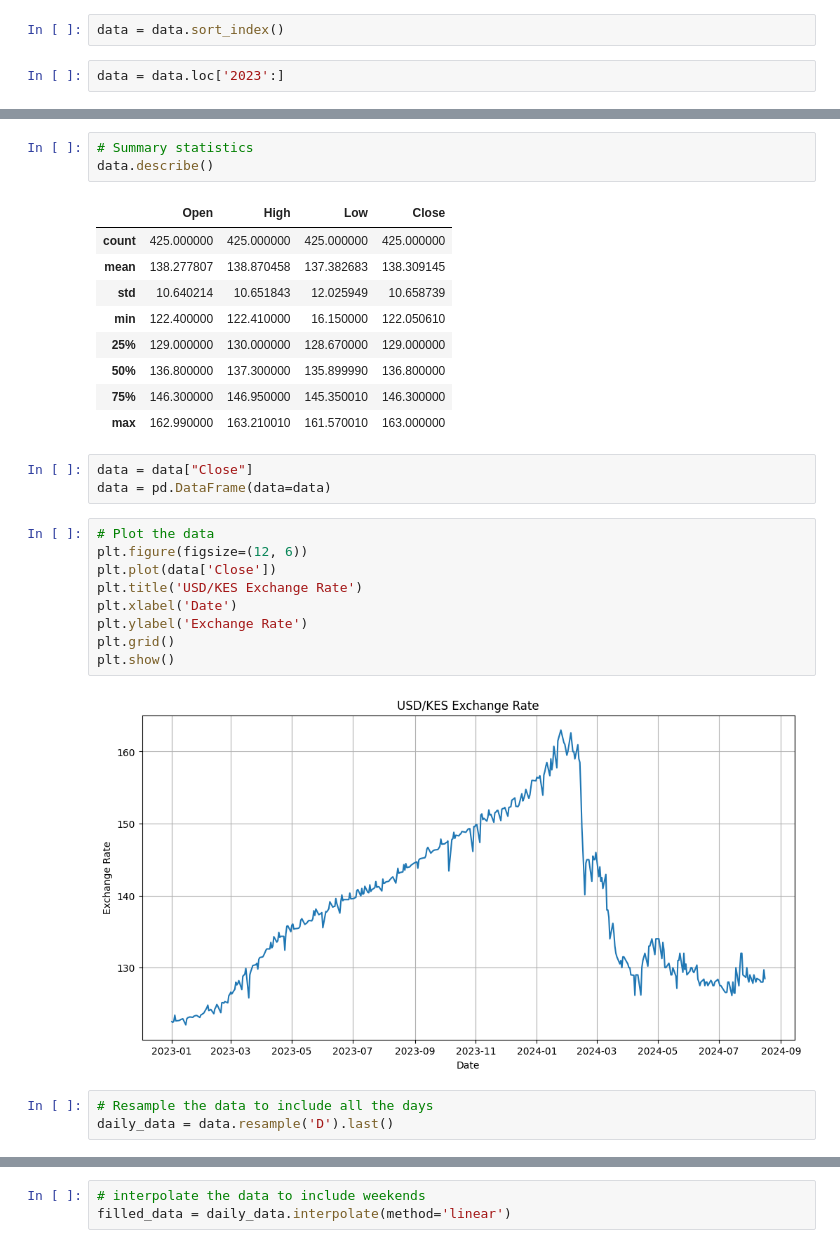
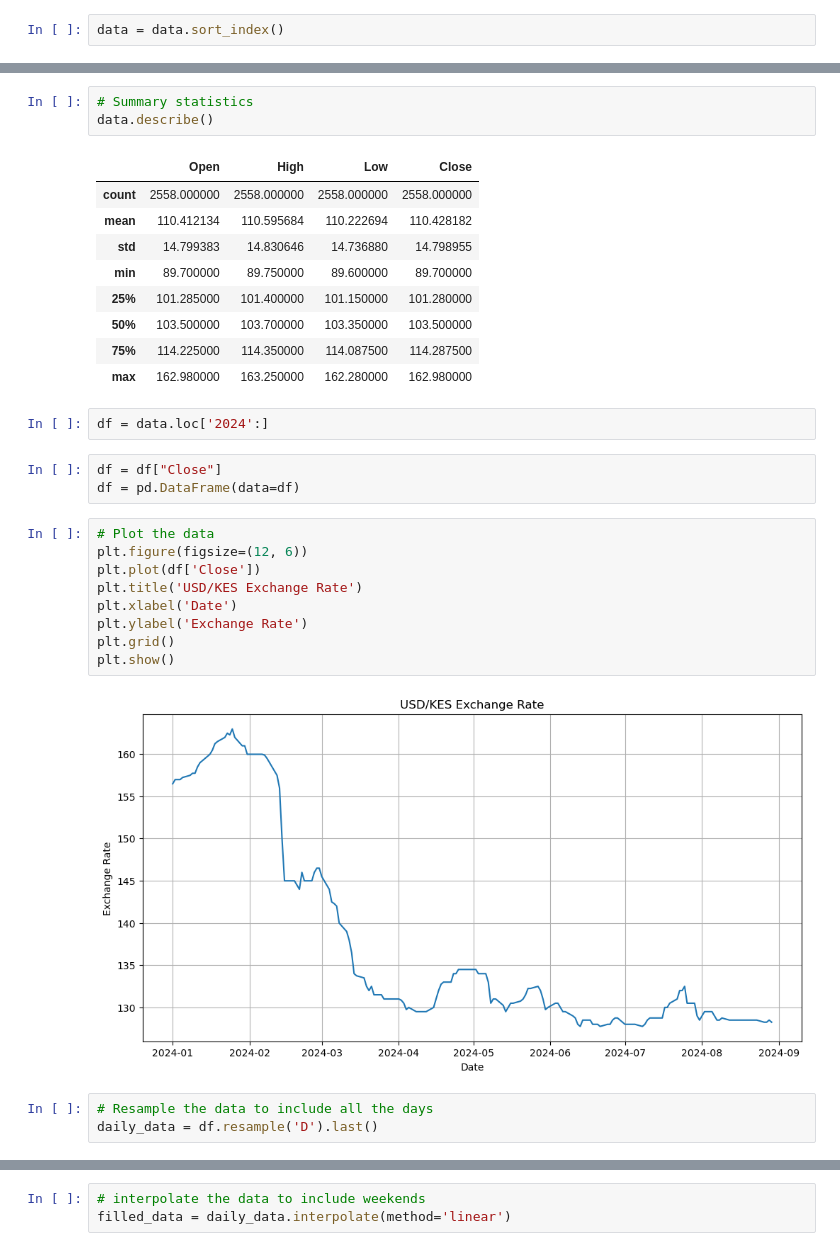
Before and after one commit to memmar1/Project, a Jupyter notebook: Final_Cpastone.ipynb, the cells around one changed output, grey strips where cells are left out. Saved outputs shown, nothing was run; the diff lists cells and outputs as text.

```diff
--- a/Final_Cpastone.ipynb
+++ b/Final_Cpastone.ipynb
@@ -26,8 +33,6 @@ data.rename(columns={
 }, inplace=True)
 # %%
 data = data.sort_index()
-# %%
-data = data.loc['2023':]
 # %%
 data.head()
 # %% [output]
@@ -57,31 +62,33 @@ memory usage: 16.6 KB
 data.describe()
 # %% [output]
 |  | Open | High | Low | Close |
-| count | 425.000000 | 425.000000 | 425.000000 | 425.000000 |
-| mean | 138.277807 | 138.870458 | 137.382683 | 138.309145 |
-| std | 10.640214 | 10.651843 | 12.025949 | 10.658739 |
-| min | 122.400000 | 122.410000 | 16.150000 | 122.050610 |
-| 25% | 129.000000 | 130.000000 | 128.670000 | 129.000000 |
-| 50% | 136.800000 | 137.300000 | 135.899990 | 136.800000 |
-| 75% | 146.300000 | 146.950000 | 145.350010 | 146.300000 |
-| max | 162.990000 | 163.210010 | 161.570010 | 163.000000 |
+| count | 2558.000000 | 2558.000000 | 2558.000000 | 2558.000000 |
+| mean | 110.412134 | 110.595684 | 110.222694 | 110.428182 |
+| std | 14.799383 | 14.830646 | 14.736880 | 14.798955 |
+| min | 89.700000 | 89.750000 | 89.600000 | 89.700000 |
+| 25% | 101.285000 | 101.400000 | 101.150000 | 101.280000 |
+| 50% | 103.500000 | 103.700000 | 103.350000 | 103.500000 |
+| 75% | 114.225000 | 114.350000 | 114.087500 | 114.287500 |
+| max | 162.980000 | 163.250000 | 162.280000 | 162.980000 |
+# %%
+df = data.loc['2024':]
 # %%
-data = data["Close"]
-data = pd.DataFrame(data=data)
+df = df["Close"]
+df = pd.DataFrame(data=df)
 # %%
 # Plot the data
 plt.figure(figsize=(12, 6))
-plt.plot(data['Close'])
+plt.plot(df['Close'])
 plt.title('USD/KES Exchange Rate')
 plt.xlabel('Date')
 plt.ylabel('Exchange Rate')
 plt.grid()
 plt.show()
 # %% [output]
-[figure, old version]
+[figure, new version]
 # %%
 # Resample the data to include all the days
-daily_data = data.resample('D').last()
+daily_data = df.resample('D').last()
 # %%
 # Plot the data
 plt.figure(figsize=(12, 6))
```
Also changed, not shown: parts of 101 cells of this notebook.
